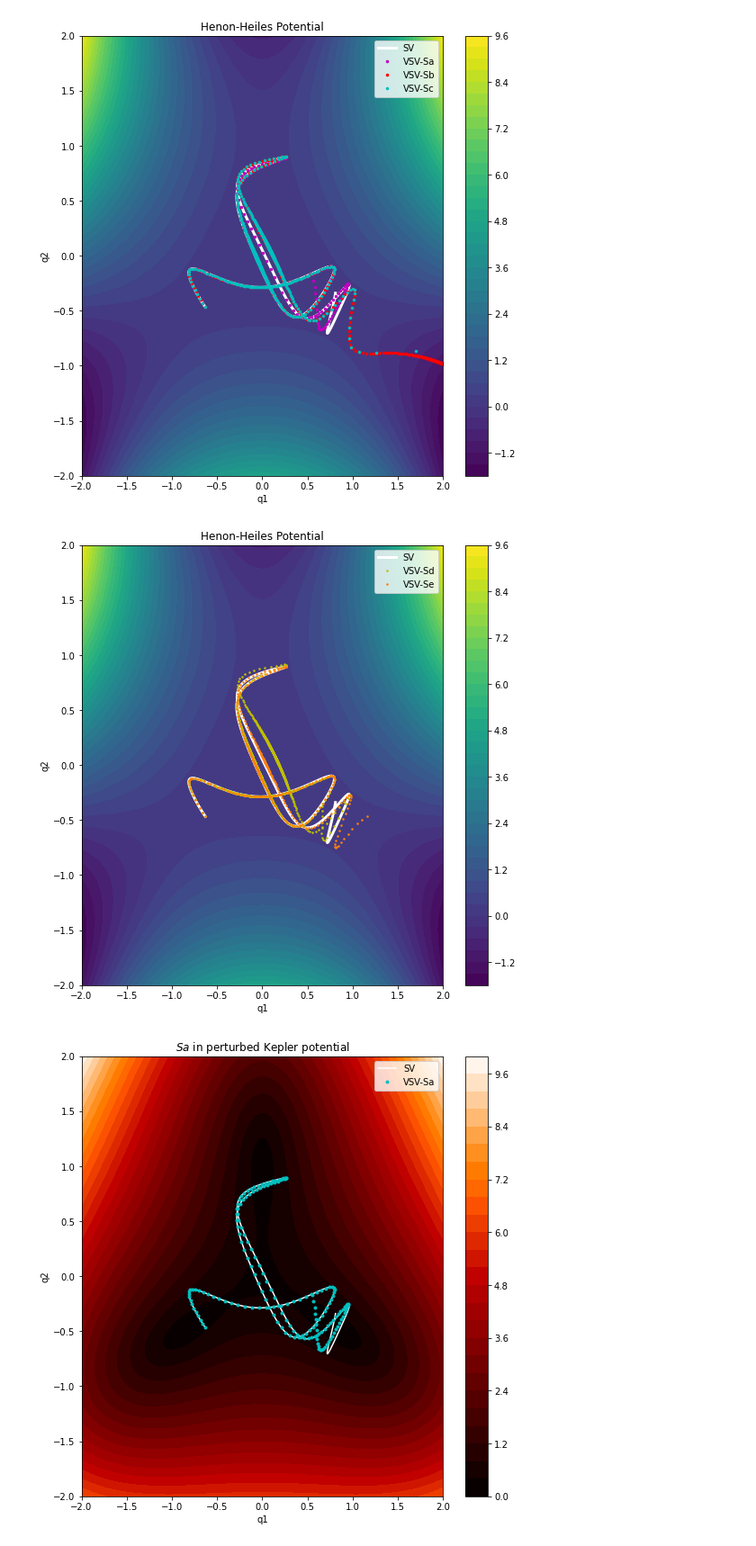
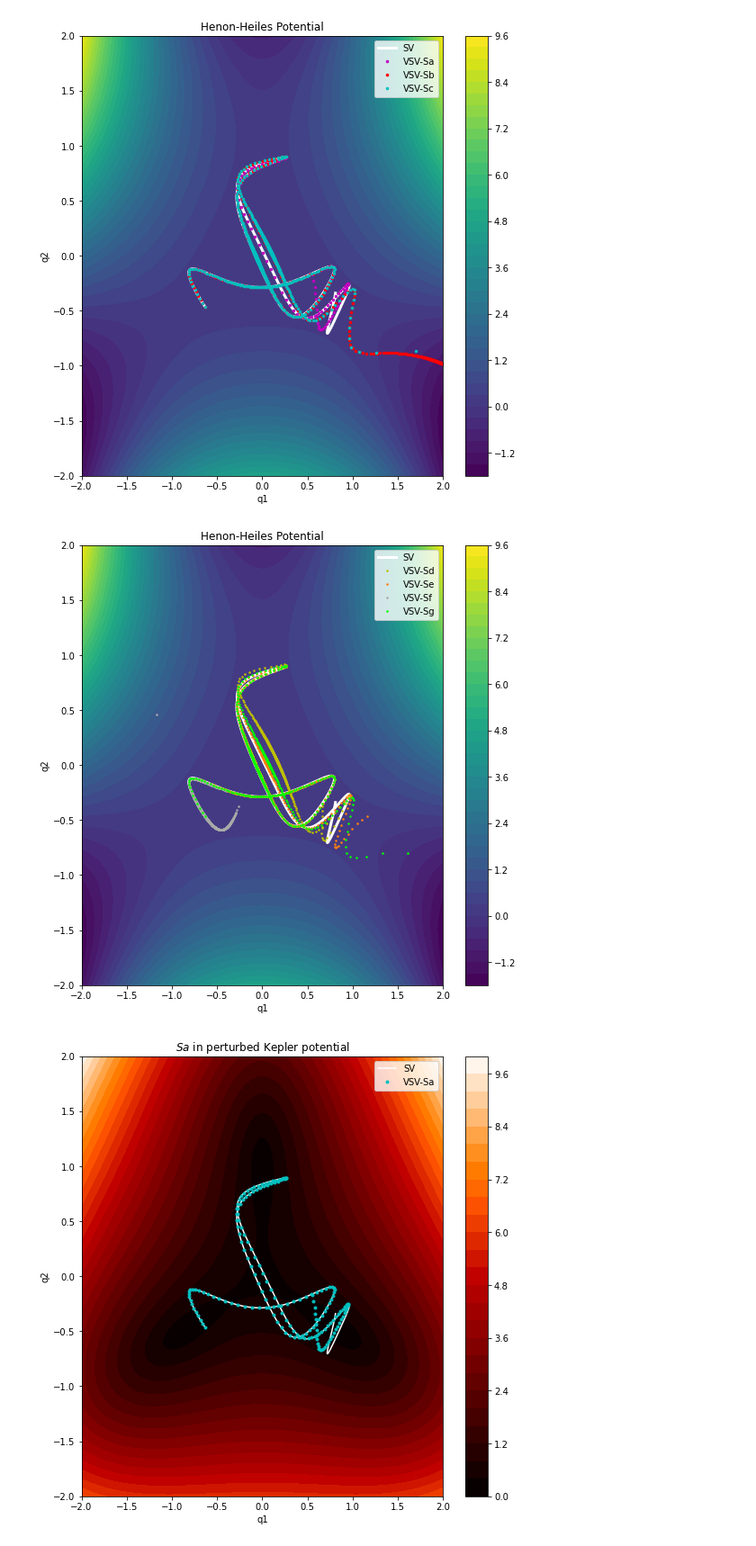
Before and after one commit to BrianWhiteaker/HMC, a Jupyter notebook: Henon_Heils.ipynb, the cells around one changed output. Shown at 90% size. Drawn from its saved outputs; the diff is of its cells as text; code cells hidden in the pictures.

```diff
--- a/Henon_Heils.ipynb
+++ b/Henon_Heils.ipynb
@@ -116,6 +125,12 @@ def Gd(p,q, h0=None):
 
 def Ge(p,q, h0=None):
     return (-1/Se(q))*np.dot(dSe(q).T,p)
+
+def Gf(p,q, h0=None):
+    return 1.5*np.dot(q.T,p)/np.sqrt(np.dot(q.T,q))**5
+
+def Gg(p,q, h0=None):
+    return -1.5*np.dot(q.T,p)/np.dot(q.T,q)
 # %%
 def sv(p, q, h, time):
 
@@ -220,26 +246,30 @@ plt.legend()
 plt.show()
 # %% [output]
 [figure]
-# %%
-bnd = 2
-xlist = np.linspace(-bnd, bnd, 1000)
-ylist = np.linspace(-bnd, bnd, 1000)
-X, Y = np.meshgrid(xlist, ylist)
-Z = .5*(X**2 + Y**2) + Y*X**2 - (1/3.)*Y**3
-fig,ax=plt.subplots(1,1, figsize=(9,9))
-cp = ax.contourf(X, Y, Z, levels=40)
-ms = 3
-ax.plot(Q2[0,:],Q2[1,:],'white', markersize=20, linewidth=3, label='SV')
-ax.plot(Qd[0,:],Qd[1,:],'y.', markersize=ms, label='VSV-Sd')
-ax.plot(Qe[0,:],Qe[1,:],'.', color='tab:orange', markersize=ms, label='VSV-Se')
-fig.colorbar(cp) # Add a colorbar to a plot
-ax.set_title('Henon-Heiles Potential')
-ax.set_xlabel('q1')
-ax.set_ylabel('q2')
-plt.legend()
-plt.show()
-# %% [output]
-[figure, removed]
+# %%
+bnd = 2
+xlist = np.linspace(-bnd, bnd, 1000)
+ylist = np.linspace(-bnd, bnd, 1000)
+X, Y = np.meshgrid(xlist, ylist)
+Z = .5*(X**2 + Y**2) + Y*X**2 - (1/3.)*Y**3
+fig,ax=plt.subplots(1,1, figsize=(9,9))
+cp = ax.contourf(X, Y, Z, levels=40)
+ms = 3
+ax.plot(Q2[0,:],Q2[1,:],'white', markersize=20, linewidth=3, label='SV')
+ax.plot(Qd[0,:],Qd[1,:],'y.', markersize=ms, label='VSV-Sd')
+ax.plot(Qe[0,:],Qe[1,:],'.', color='tab:orange', markersize=ms, label='VSV-Se')
+ax.plot(Qf[0,:],Qf[1,:],'.', color='darkgrey', markersize=ms, label='VSV-Sf')
+ax.plot(Qg[0,:],Qg[1,:],'.', color='lime', markersize=ms, label='VSV-Sg')
+fig.colorbar(cp) # Add a colorbar to a plot
+ax.set_xlim(-2,2)
+ax.set_ylim(-2,2)
+ax.set_title('Henon-Heiles Potential')
+ax.set_xlabel('q1')
+ax.set_ylabel('q2')
+plt.legend()
+plt.show()
+# %% [output]
+[figure, added]
 # %%
 def Uc(qx,qy):
     return .5*(qx**2+qy**2) + qx**2*qy - (qy**3)/3
```
Also changed, not shown: parts of 11 cells of this notebook.
